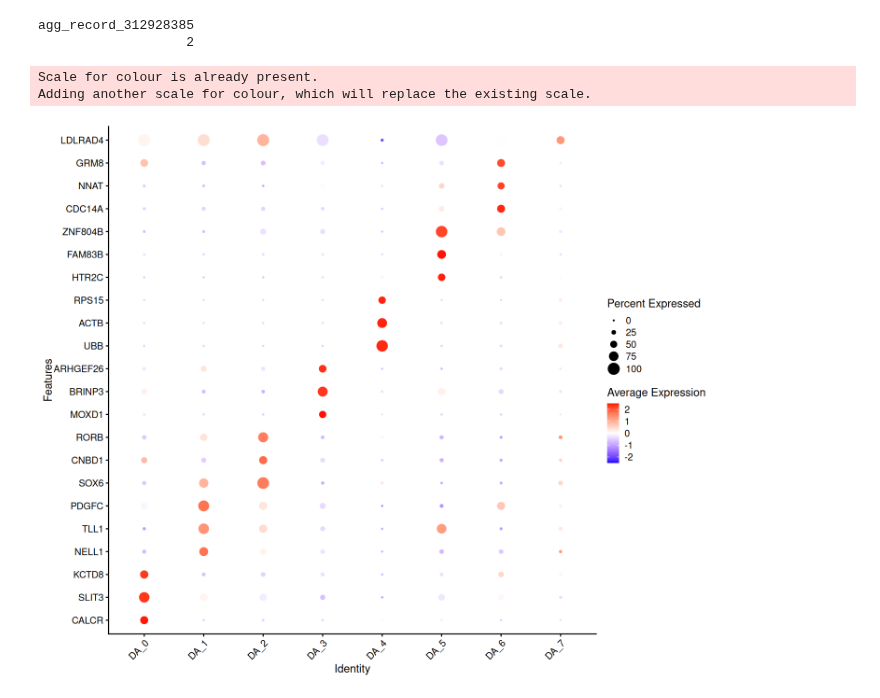
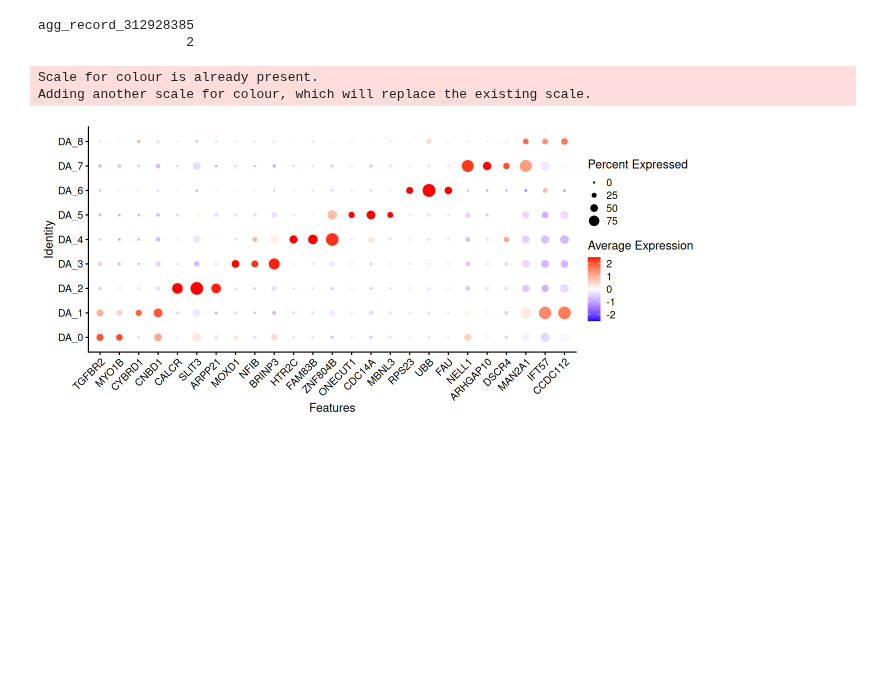
Before and after one commit to qwccccc/Macaque_VTA_snRNA_Script, a Jupyter notebook: Script/2_VTA_DA_cluster.ipynb, the cells around one changed output. Saved outputs shown, nothing was run; the diff lists cells and outputs as text; code cells hidden in the pictures; blank space fills up the shorter version.

```diff
--- a/Script/2_VTA_DA_cluster.ipynb
+++ b/Script/2_VTA_DA_cluster.ipynb
@@ -34,7 +38,7 @@ options(future.globals.maxSize = 100000 * 1024^5)
 # %%
 seurat = readRDS('/mnt/90-connectome/Personal/CQW/midbrain/area_h5ad/20260728_VTA_SCTseurat_harmony_rf_clean.rds')
 # %%
-DA= subset(seurat, Class == "DA")
+DA = subset(seurat, Class == "DA" & nFeature_RNA > 800)
 DA
 # %% [output]
 An object of class Seurat
@@ -190,4 +205,4 @@ dev.off()
 # %%
-sub2$cluster = paste0('DA_',sub2$seurat_clusters)
-sub2$cluster %>% unique()
+sub$cluster = paste0('DA_',sub$seurat_clusters)
+sub$cluster %>% unique()
 # %% [output]
@@ -237,5 +626,5 @@ saveRDS(sub2, file = '/mnt/90-connectome/Personal/CQW/midbrain/area_h5ad/2026072
 # %%
-Idents(sub2) <- 'cluster'
-markers = FindAllMarkers(sub2, only.pos = TRUE, logfc.threshold = 0.25, test.use = "MAST")
+Idents(sub) <- 'cluster'
+markers = FindAllMarkers(sub, only.pos = TRUE, logfc.threshold = 0.25, test.use = "MAST")
 markers
 # %% [output]
@@ -278,13 +673,11 @@ A data.frame: 26276 × 7
 # %%
-# colnames(da_res_2)[colnames(da_res_2) == "gene"] <- "peak"
-
 markers_filt = markers
 MTGenes <- c("ND6","COX1","ND5","ND4","ND2","ND4L","ATP8","CYTB","COX2","ND3","ATP6","ND1","COX3")
 markers_filt <- markers_filt[!markers_filt$gene %in% MTGenes, ]
 markers_filt = markers_filt %>% filter(!grepl("^ENSMFAG", gene))
 
 
-markers_filt = subset(markers_filt, p_val_adj < 0.05)
+markers_filt = subset(markers_filt, p_val_adj < 0.01)
 markers_filt = subset(markers_filt, avg_log2FC > 0.5)
 
 table(markers_filt$cluster)
@@ -329,15 +716,38 @@ Adding another scale for colour, which will replace the existing scale.
 agg_record_312928385
                    2
 # %%
-options(repr.plot.width=12, repr.plot.height=10)
-DotPlot(sub2, features = unique(markers_filt_top10$gene), dot.scale = 6, group.by = "cluster") +
-    coord_flip() + RotatedAxis(45) +
-    theme(axis.text.y = element_text(size = 12), axis.text.x = element_text(size = 12)) +
+# 按 DA_0 到 DA_8 固定 cluster 顺序
+cluster_order <- paste0("DA_", 0:8)
+sub$cluster <- factor(as.character(sub$cluster), levels = cluster_order)
+
+# 每个 cluster 选择 pct.1 > 0.3 且 avg_log2FC 最高的 3 个基因
+markers_filt_top3 <- markers_filt %>%
+    filter(cluster %in% cluster_order, pct.1 > 0.3) %>%
+    mutate(cluster = factor(cluster, levels = cluster_order)) %>%
+    group_by(cluster) %>%
+    arrange(desc(avg_log2FC), .by_group = TRUE) %>%
+    slice_head(n = 3) %>%
+    ungroup()
+delete_gene = c('CPED1','SOX6')
+markers_filt_top3_sub = subset(markers_filt_top3, !gene %in% delete_gene)
+# 基因顺序与 DA_0 -> DA_8 的 cluster 顺序一致
+gene_order <- markers_filt_top3_sub %>%
+    arrange(cluster, desc(avg_log2FC)) %>%
+    pull(gene) %>%
+    unique()
+
+options(repr.plot.width = 11, repr.plot.height = 5)
+DotPlot(sub, features = c(gene_order), dot.scale = 6, group.by = "cluster") +
+    RotatedAxis(45) +
+    theme(
+        axis.text.y = element_text(size = 12),
+        axis.text.x = element_text(size = 12)
+    ) +
     scale_color_gradient2(
         low = "blue", mid = "white", high = "red",
         midpoint = 0, limits = c(-2.5, 2.5)
     )
 # %% [output]
 Scale for colour is already present.
 Adding another scale for colour, which will replace the existing scale.
-[figure, old version]
+[figure, new version]
```
Also changed, not shown: parts of 45 cells of this notebook, 9 other files.
